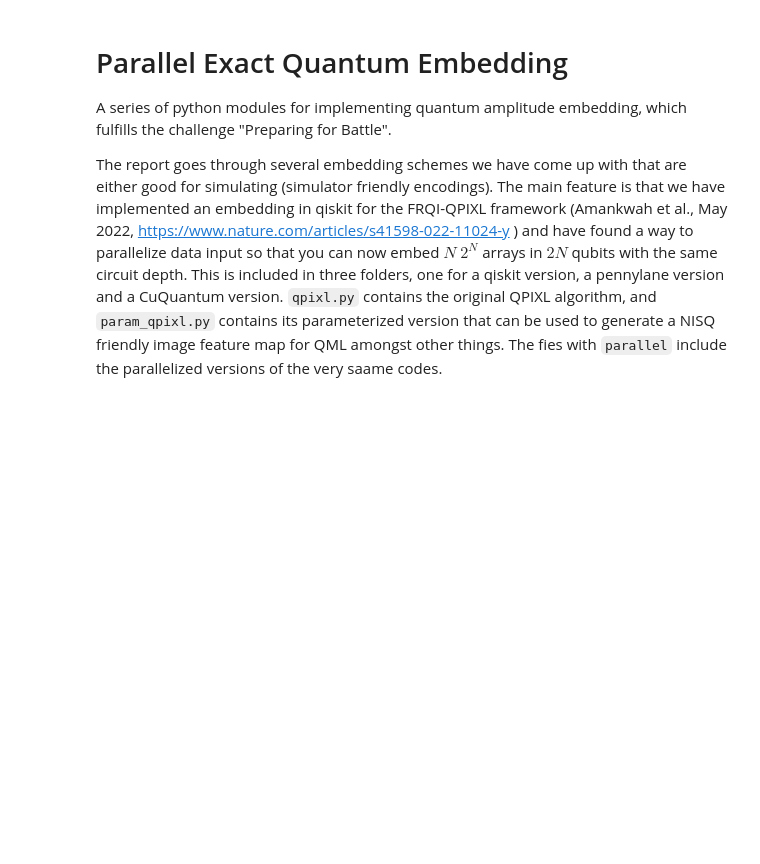
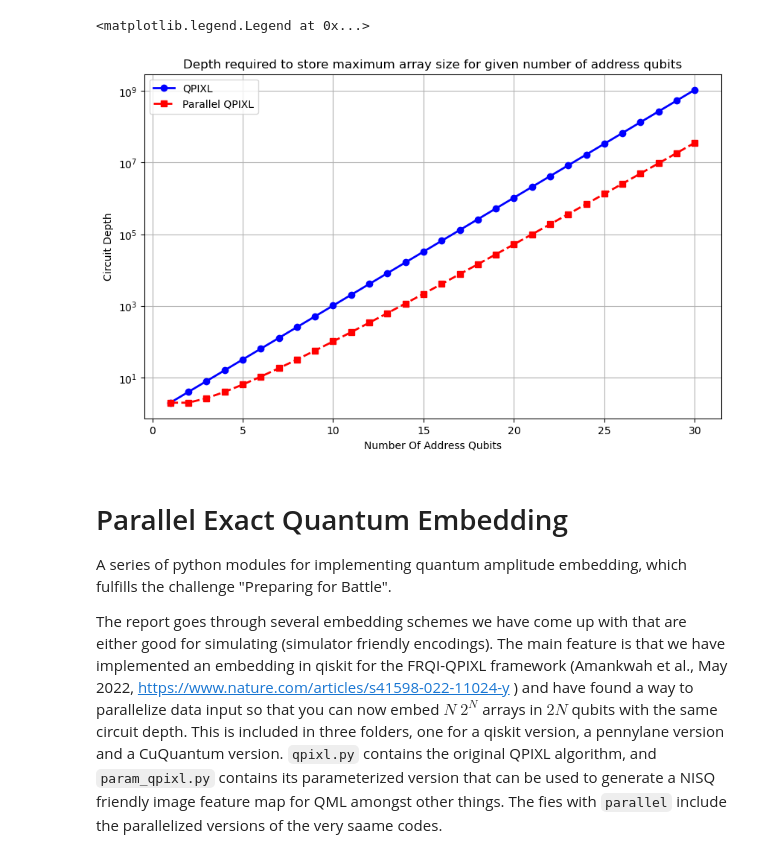
Before and after one commit to HeidelbergQuantum/qhack2024, a Jupyter notebook: FINAL_submission/Qpixl_parallel_test.ipynb, the cells around one changed output. Cells and saved outputs as stored; diff of their text form; code cells hidden in the pictures; blank space fills up the shorter version.

```diff
--- a/FINAL_submission/Qpixl_parallel_test.ipynb
+++ b/FINAL_submission/Qpixl_parallel_test.ipynb
@@ -7,3 +7,27 @@
+# %%
+import matplotlib.pyplot as plt
+
+x = list(range(1,31))
+y1 = [2**i for i in x]
+y2 = [i/j for i,j in zip(y1,x)]
+
+fig, ax = plt.subplots(figsize=(10, 6))
+
+# Plot the first line
+plt.plot(x, y1, label='QPIXL', color='b', marker='o', linestyle='-', linewidth=2)
+
+# Plot the second line
+plt.plot(x, y2, label='Parallel QPIXL', color='r', marker='s', linestyle='--', linewidth=2)
+plt.yscale('log')
+# Customize the plot
+plt.title('Depth required to store maximum array size for given number of address qubits')
+plt.xlabel('Number Of Address Qubits')
+plt.ylabel('Circuit Depth')
+plt.grid(True)
+plt.legend()
+# %% [output]
+<matplotlib.legend.Legend at 0x...>
+[figure, added]
 # %% [markdown]
 # Parallel Exact Quantum Embedding
 A series of python modules for implementing quantum amplitude embedding, which fulfills the challenge "Preparing for Battle".
```
Also changed, not shown: parts of 3 cells of this notebook.
